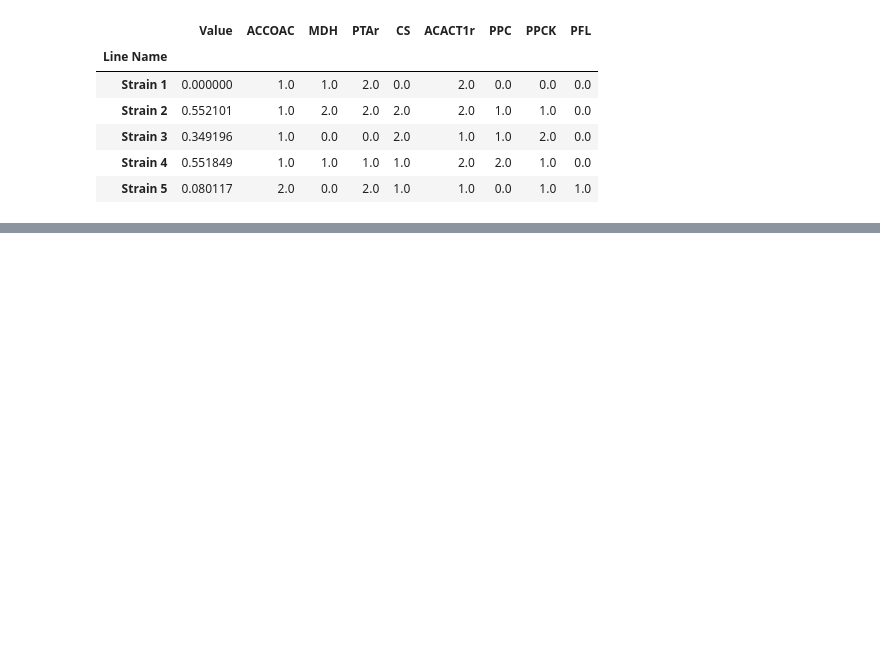
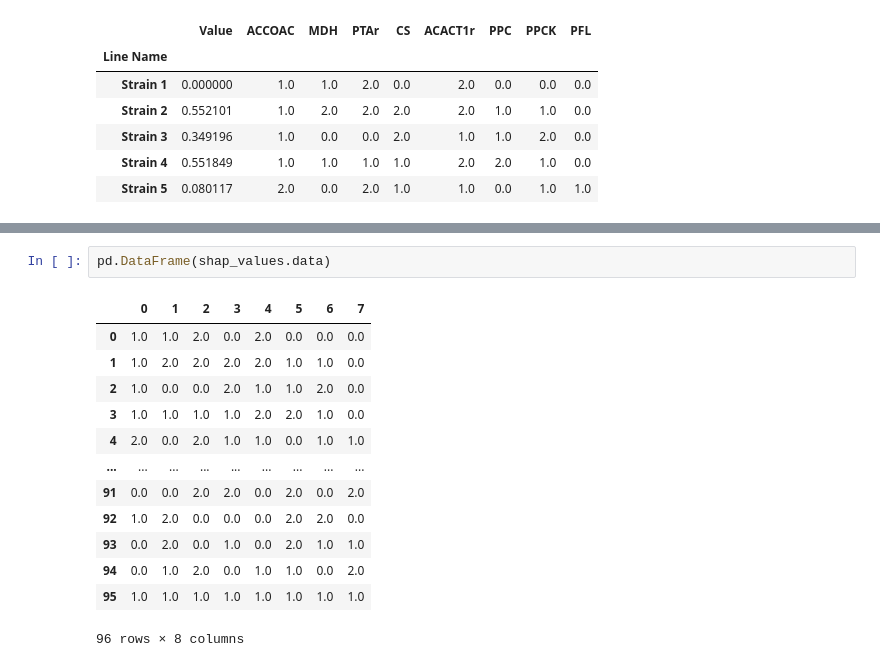
Before and after one commit to costasmexis/straindesignXAI, a Jupyter notebook: notebooks/Notebook B.ipynb, the cells around one changed output, grey strips where cells are left out. Drawn from its saved outputs; the diff is of its cells as text; blank space fills up the shorter version.

```diff
--- a/notebooks/Notebook B.ipynb
+++ b/notebooks/Notebook B.ipynb
@@ -88,0 +88,16 @@ shap.plots.heatmap(shap_values, instance_order=order, feature_values=shap_values
+# %%
+pd.DataFrame(shap_values.data)
+# %% [output]
+|  | 0 | 1 | 2 | 3 | 4 | 5 | 6 | 7 |
+| 0 | 1.0 | 1.0 | 2.0 | 0.0 | 2.0 | 0.0 | 0.0 | 0.0 |
+| 1 | 1.0 | 2.0 | 2.0 | 2.0 | 2.0 | 1.0 | 1.0 | 0.0 |
+| 2 | 1.0 | 0.0 | 0.0 | 2.0 | 1.0 | 1.0 | 2.0 | 0.0 |
+| 3 | 1.0 | 1.0 | 1.0 | 1.0 | 2.0 | 2.0 | 1.0 | 0.0 |
+| 4 | 2.0 | 0.0 | 2.0 | 1.0 | 1.0 | 0.0 | 1.0 | 1.0 |
+| ... | ... | ... | ... | ... | ... | ... | ... | ... |
+| 91 | 0.0 | 0.0 | 2.0 | 2.0 | 0.0 | 2.0 | 0.0 | 2.0 |
+| 92 | 1.0 | 2.0 | 0.0 | 0.0 | 0.0 | 2.0 | 2.0 | 0.0 |
+| 93 | 0.0 | 2.0 | 0.0 | 1.0 | 0.0 | 2.0 | 1.0 | 1.0 |
+| 94 | 0.0 | 1.0 | 2.0 | 0.0 | 1.0 | 1.0 | 0.0 | 2.0 |
+| 95 | 1.0 | 1.0 | 1.0 | 1.0 | 1.0 | 1.0 | 1.0 | 1.0 |
+96 rows × 8 columns
```
Also changed, not shown: parts of 5 cells of this notebook.
